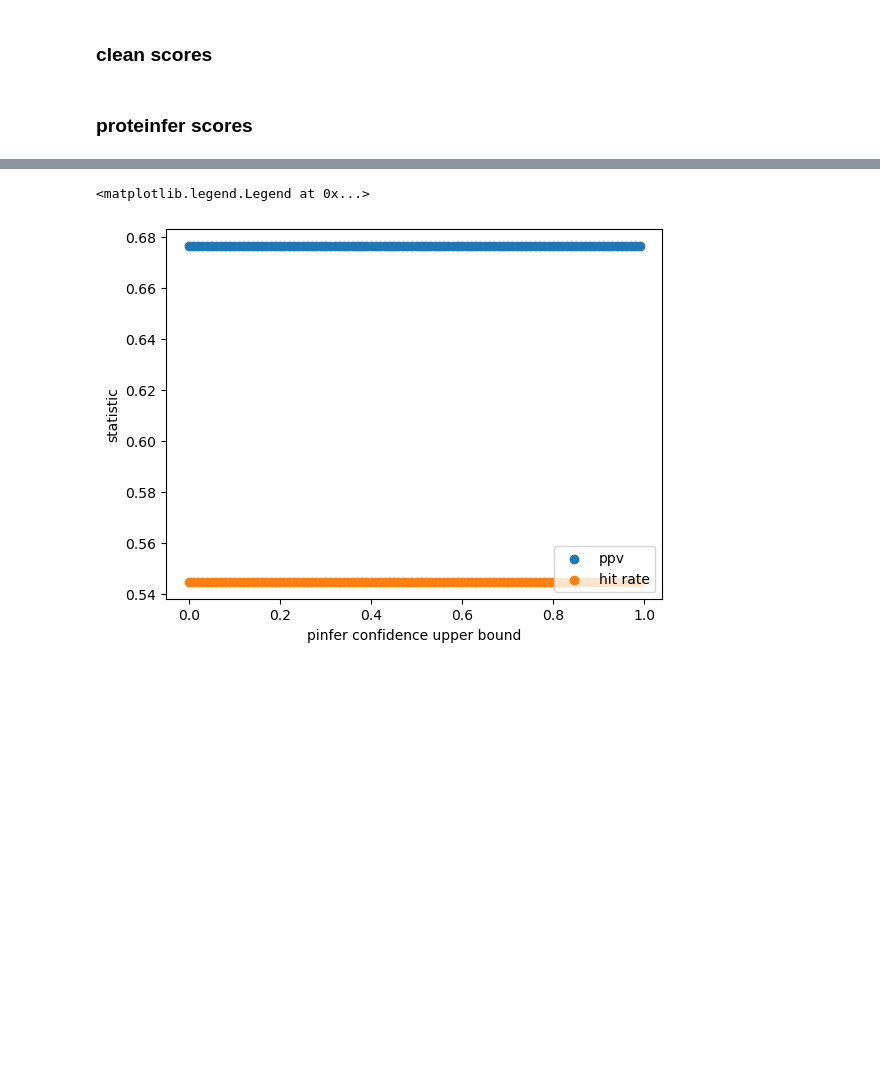
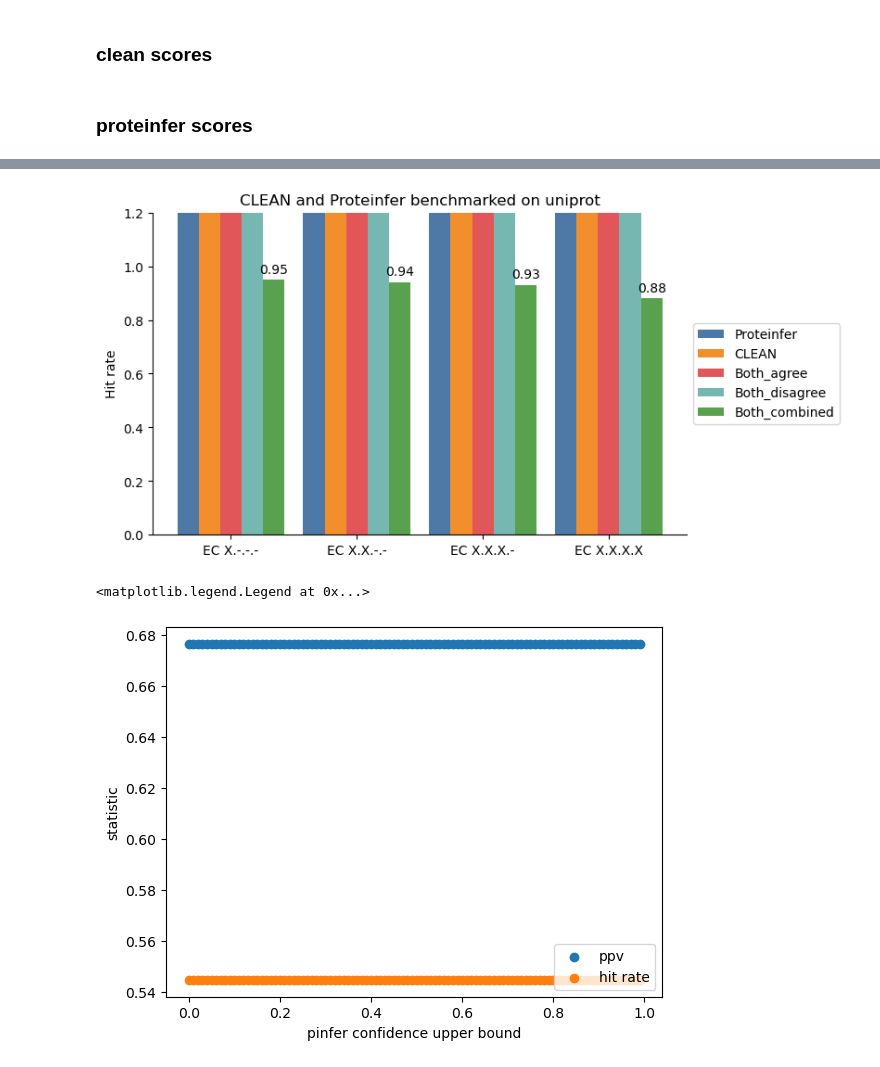
Before and after one commit to VictorTobiasson/eukgen, a Jupyter notebook: microcosm/09.evaluate_annot_uniprot.ipynb, the cells around one changed output, grey strips where cells are left out. Drawn from its saved outputs; the diff is of its cells as text; code cells hidden in the pictures; blank space fills up the shorter version.

```diff
--- a/microcosm/09.evaluate_annot_uniprot.ipynb
+++ b/microcosm/09.evaluate_annot_uniprot.ipynb
@@ -385,3 +497,52 @@ def eval_strategy(df, choose_clean_s, choose_pinfer_s):
+# %%
+import matplotlib.pyplot as plt
+import numpy as np
+from matplotlib.colors import LinearSegmentedColormap
+
+# Define Tableau 10 colors
+tableau10 = ['#4E79A7', '#F28E2B', '#E15759', '#76B7B2', '#59A14F',
+             '#EDC948', '#B07AA1', '#FF9DA7', '#9C755F', '#BAB0AC']
+pastel1 = plt.cm.Pastel1.colors
+
+# # Create a custom colormap
+# tableau_cmap = LinearSegmentedColormap.from_list("tableau", tableau10, N=10)
+
+groups = ("EC X.-.-.-", "EC X.X.-.-", "EC X.X.X.-", "EC X.X.X.X")
+legend = {
+    'Proteinfer': pinfer_bm[1],
+    'CLEAN': clean_bm[1],
+    'Both_agree': agree_bm[1],
+    'Both_disagree': disagree_bm[1],
+    'Both_combined': combined_bm[1]
+}
+
+x = np.arange(len(groups))  # the label locations
+width = 0.17  # the width of the bars
+multiplier = 0
+
+fig, ax = plt.subplots(layout='constrained', figsize=(8, 4))
+
+for i, (attribute, measurement) in enumerate(legend.items()):
+    offset = width * multiplier
+    rects = ax.bar(x + offset, measurement, width, label=attribute,
+                   color=tableau10[i % len(tableau10)])
+    ax.bar_label(rects, padding=3)
+    multiplier += 1
+
+# Add some text for labels, title and custom x-axis tick labels, etc.
+ax.set_ylabel('Hit rate')
+ax.set_title('CLEAN and Proteinfer benchmarked on uniprot')
+ax.set_xticks(x + width * 2, groups)
+ax.legend(loc='center left', bbox_to_anchor=(1, 0.5))
+ax.set_ylim(0, 1.2)
+
+# Improve overall style
+ax.spines['top'].set_visible(False)
+ax.spines['right'].set_visible(False)
+
+plt.show()
+# %% [output]
+[figure, added]
 # %%
 # test which one to use as default
 def plot_cutoffs_clean(cutoffs):
```
Also changed, not shown: parts of 19 cells of this notebook, 13 other files.
